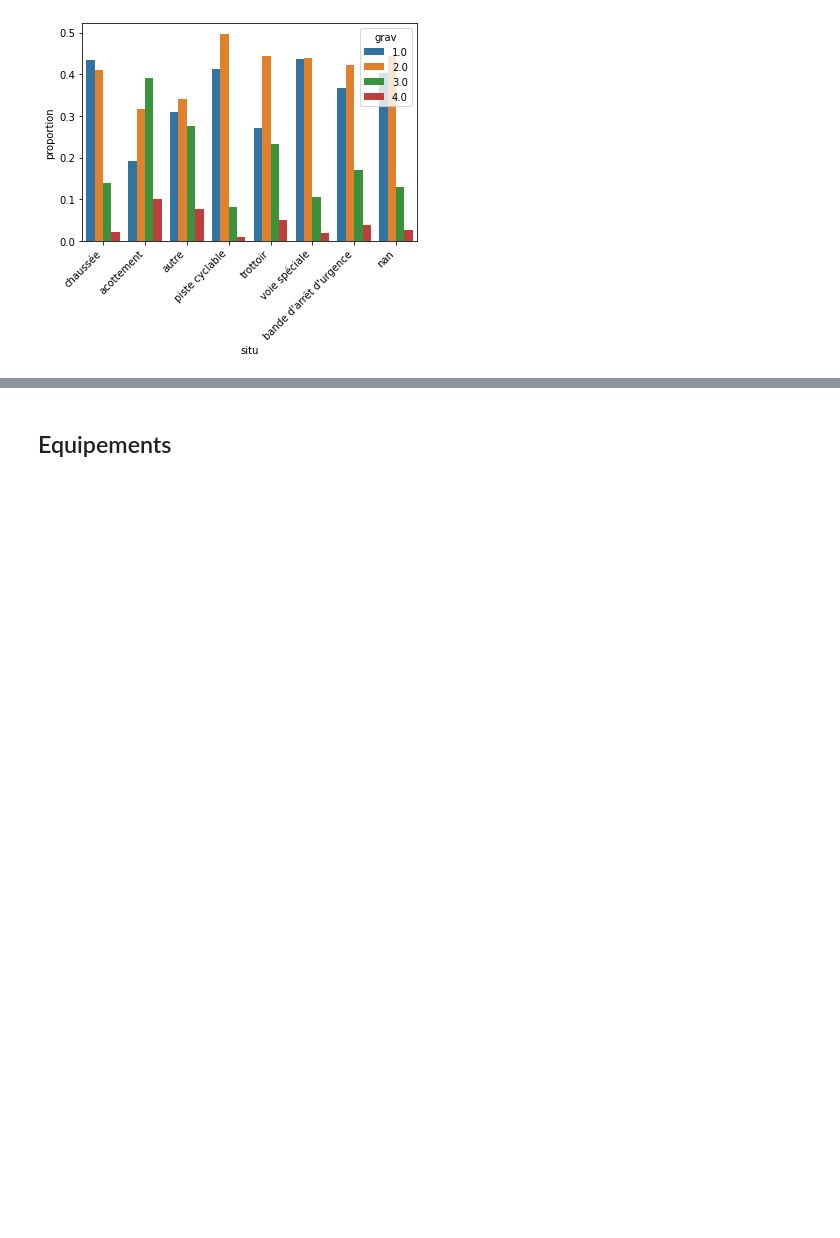
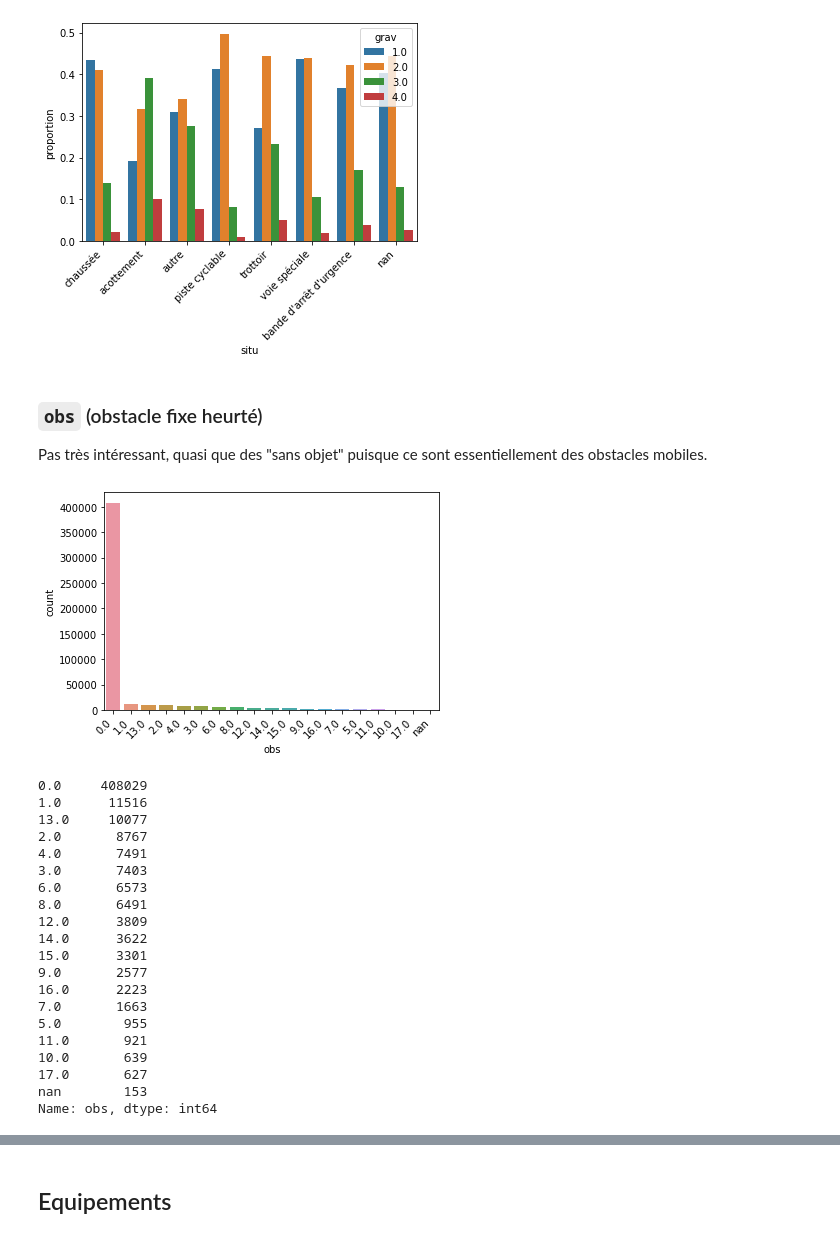
Before and after one commit to antoine-palazz/Projet_Python_ENSAE_2A, a Jupyter notebook: scripts/eda.ipynb, the cells around one changed output, grey strips where cells are left out. Saved outputs shown, nothing was run; the diff lists cells and outputs as text; code cells hidden in the pictures; blank space fills up the shorter version.

```diff
--- a/scripts/eda.ipynb
+++ b/scripts/eda.ipynb
@@ -159,5 +159,5 @@ On peut également enlever `lartpc` qui a trop de `NaN`.
 # %%
-df_merged.drop("lartpc", axis=1, inplace=True)
+df_merged.drop(["lartpc", "occutc"], axis=1, inplace=True)
 # %% [markdown]
 **[WARNING : pas forcément une bonne idée car `catu` est parfois peut-être plus pertinent que `place`]**
 On élimine également la variable `catu` qui posera des problèmes de colinéarité, car son information est redondante par rapport à la variable `place`.
@@ -585,3 +587,39 @@ plt.xticks(rotation=45, ha='right')
 plt.show()
 # %% [output]
 [figure]
+# %%
+df_merged["situ_2"] = np.where(df_merged["situ"].isin(["acottement", "autre", "trottoir"]), 1, 0)
+# %% [markdown]
+### `obs` (obstacle fixe heurté)
+
+Pas très intéressant, quasi que des "sans objet" puisque ce sont essentiellement des obstacles mobiles.
+# %%
+var = "obs"
+df_fill_na = df_merged.copy()
+df_fill_na[var].fillna("nan", inplace=True)
+sns.countplot(data=df_fill_na, x=var, order=df_fill_na[var].value_counts().index)
+plt.xticks(rotation=45, ha='right')
+plt.show()
+df_fill_na[var].value_counts()
+# %% [output]
+[figure, added]
+0.0     408029
+1.0      11516
+13.0     10077
+2.0       8767
+4.0       7491
+3.0       7403
+6.0       6573
+8.0       6491
+12.0      3809
+14.0      3622
+15.0      3301
+9.0       2577
+16.0      2223
+7.0       1663
+5.0        955
+11.0       921
+10.0       639
+17.0       627
+nan        153
+Name: obs, dtype: int64
```
Also changed, not shown: parts of 16 cells of this notebook, 1 other file.
